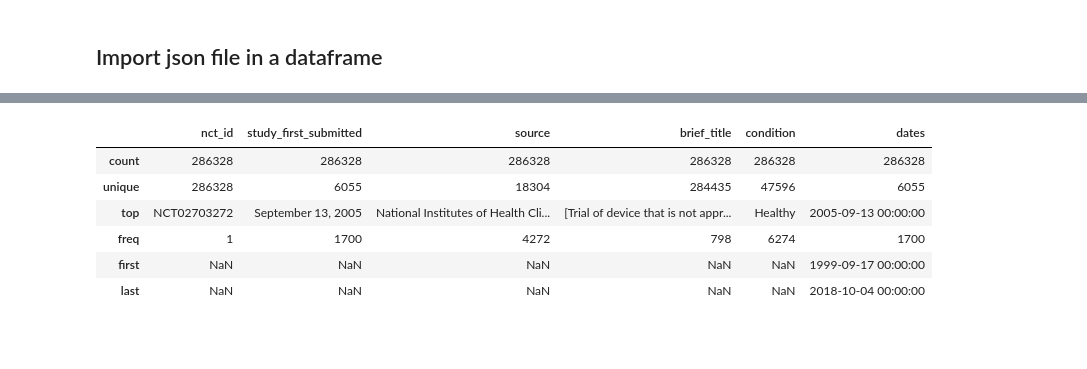
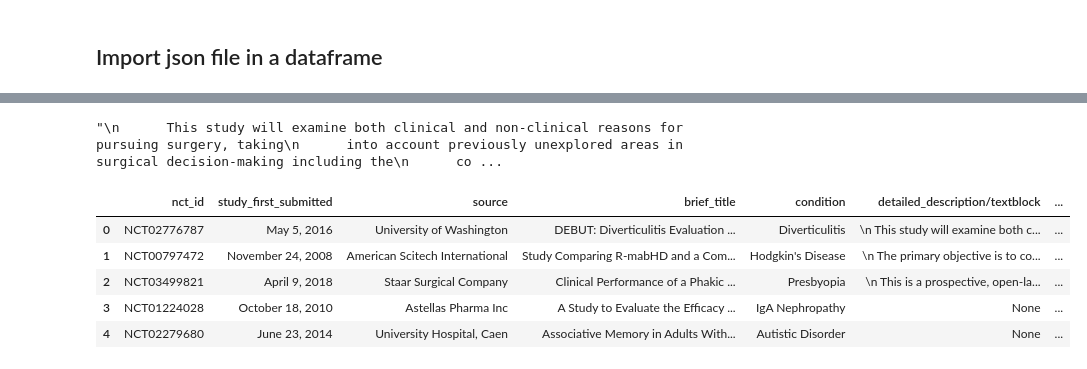
Before and after one commit to cmdelaserna/clinical-trials, a Jupyter notebook: mvp/notebooks/Parse all xml files.ipynb, the cells around one changed output, grey strips where cells are left out. Cells and saved outputs as stored; diff of their text form; code cells hidden in the pictures; blank space fills up the shorter version.

Commit message:
importing json data into a dataframe

```diff
--- a/mvp/notebooks/Parse all xml files.ipynb
+++ b/mvp/notebooks/Parse all xml files.ipynb
@@ -260,14 +250,17 @@ df = pd.read_json(file)
+# %%
+df['detailed_description/textblock'][0]
+# %% [output]
+"\n      This study will examine both clinical and non-clinical reasons for pursuing surgery, taking\n      into account previously unexplored areas in surgical decision-making including the\n      co ...
 # %%
 # Create a new column: study_first_submitted as dates
 
 df['dates'] = pd.to_datetime(df['study_first_submitted'])
 # %%
-df.describe()
+df.head()
 # %% [output]
-|  | nct_id | study_first_submitted | source | brief_title | condition | dates |
-| count | 286328 | 286328 | 286328 | 286328 | 286328 | 286328 |
-| unique | 286328 | 6055 | 18304 | 284435 | 47596 | 6055 |
-| top | NCT02703272 | September 13, 2005 | National Institutes of Health Cli... | [Trial of device that is not appr... | Healthy | 2005-09-13 00:00:00 |
-| freq | 1 | 1700 | 4272 | 798 | 6274 | 1700 |
-| first | NaN | NaN | NaN | NaN | NaN | 1999-09-17 00:00:00 |
-| last | NaN | NaN | NaN | NaN | NaN | 2018-10-04 00:00:00 |
+|  | nct_id | study_first_submitted | source | brief_title | condition | detailed_description/textblock | ... |
+| 0 | NCT02776787 | May 5, 2016 | University of Washington | DEBUT: Diverticulitis Evaluation ... | Diverticulitis | \n This study will examine both c... | ... |
+| 1 | NCT00797472 | November 24, 2008 | American Scitech International | Study Comparing R-mabHD and a Com... | Hodgkin's Disease | \n The primary objective is to co... | ... |
+| 2 | NCT03499821 | April 9, 2018 | Staar Surgical Company | Clinical Performance of a Phakic ... | Presbyopia | \n This is a prospective, open-la... | ... |
+| 3 | NCT01224028 | October 18, 2010 | Astellas Pharma Inc | A Study to Evaluate the Efficacy ... | IgA Nephropathy | None | ... |
+| 4 | NCT02279680 | June 23, 2014 | University Hospital, Caen | Associative Memory in Adults With... | Autistic Disorder | None | ... |
```
Also changed, not shown: parts of 16 cells of this notebook.
